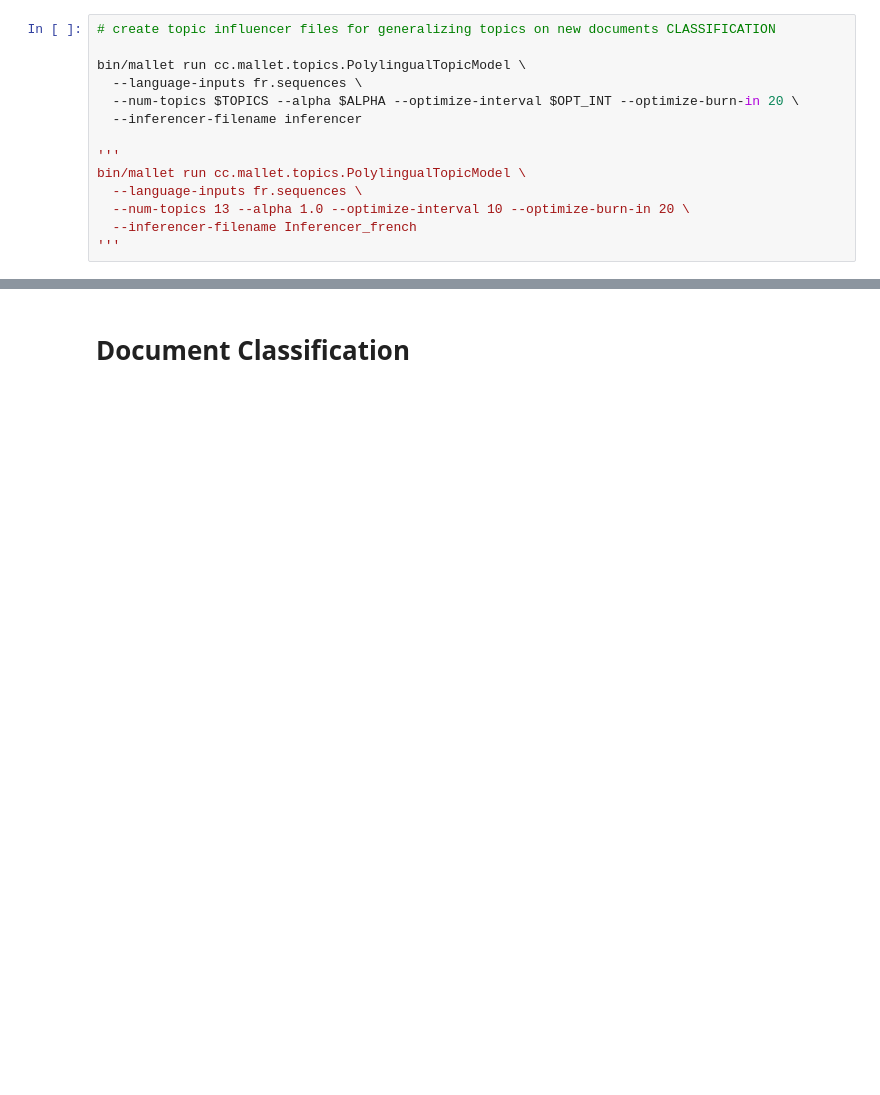
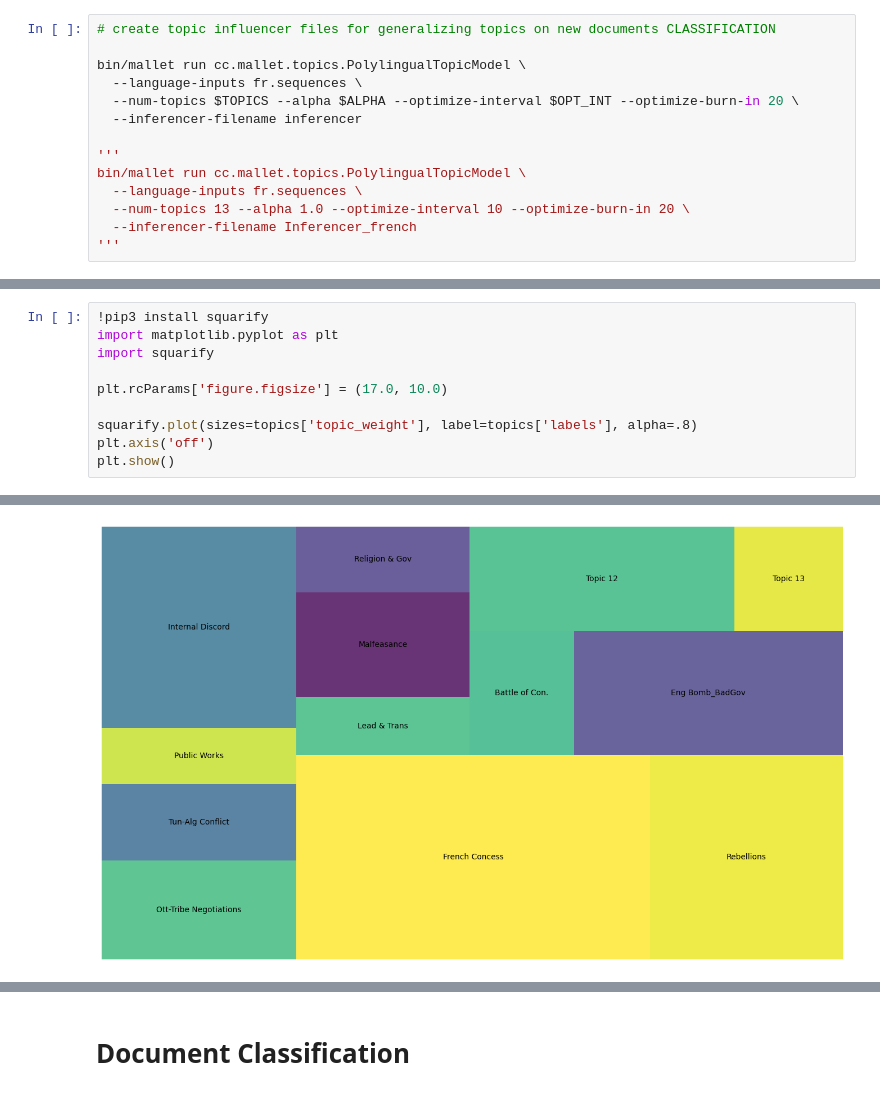
Before and after one commit to aaron68lee/NLP-Graphical-Knowledge-Mining, a Jupyter notebook: Topic_Modeling.ipynb, the cells around one changed output, grey strips where cells are left out. Cells and saved outputs as stored; diff of their text form; blank space fills up the shorter version.

```diff
--- a/Topic_Modeling.ipynb
+++ b/Topic_Modeling.ipynb
@@ -523,0 +573,11 @@ bin/mallet run cc.mallet.topics.PolylingualTopicModel \
+# %%
+!pip3 install squarify
+import matplotlib.pyplot as plt
+import squarify
+
+plt.rcParams['figure.figsize'] = (17.0, 10.0)
+
+squarify.plot(sizes=topics['topic_weight'], label=topics['labels'], alpha=.8)
+plt.axis('off')
+plt.show()
+# %% [output]
@@ -523,0 +589 @@ bin/mallet run cc.mallet.topics.PolylingualTopicModel \
+[figure, added]
```
Also changed, not shown: parts of 16 cells of this notebook.
